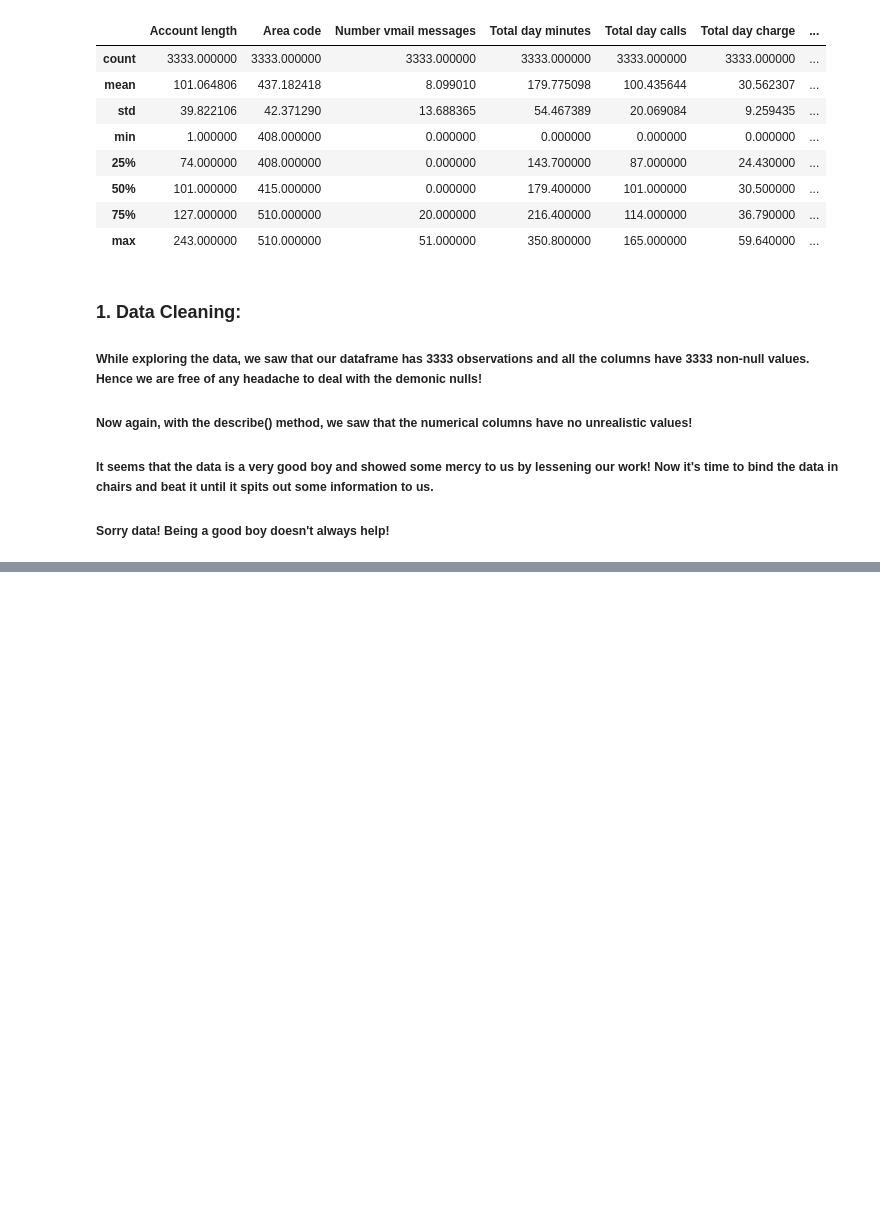
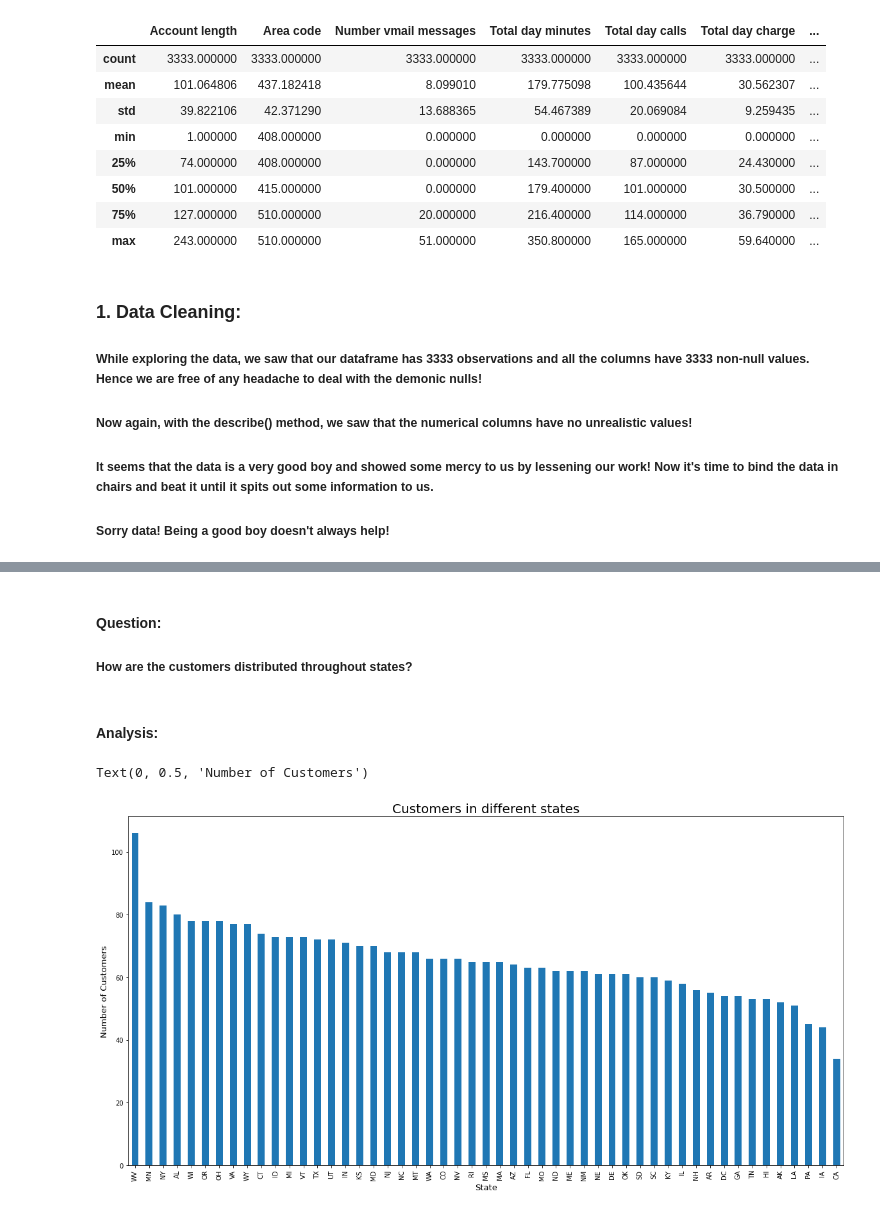
Before and after one commit to Subhajit53/Teleom-Churn-Analysis, a Jupyter notebook: Telecom_Churn_Analysis_Capstone_Project.ipynb, the cells around one changed output, grey strips where cells are left out. Cells and saved outputs as stored; diff of their text form; code cells hidden in the pictures; blank space fills up the shorter version.

```diff
--- a/Telecom_Churn_Analysis_Capstone_Project.ipynb
+++ b/Telecom_Churn_Analysis_Capstone_Project.ipynb
@@ -126,0 +130,16 @@ telecom_df.describe()
+# %% [markdown]
+
+#### <b> Question:
+##### <b> How are the customers distributed throughout states?
+# %% [markdown]
+#### <b> Analysis:
+# %%
+plt.rcParams['figure.figsize'] = (20,10)
+
+telecom_df['State'].value_counts().plot(kind = 'bar')
+plt.title('Customers in different states', size = 20)
+plt.xlabel('State', size = 13)
+plt.ylabel('Number of Customers', size = 13)
+# %% [output]
+Text(0, 0.5, 'Number of Customers')
+[figure, added]
```
Also changed, not shown: parts of 35 cells of this notebook.
